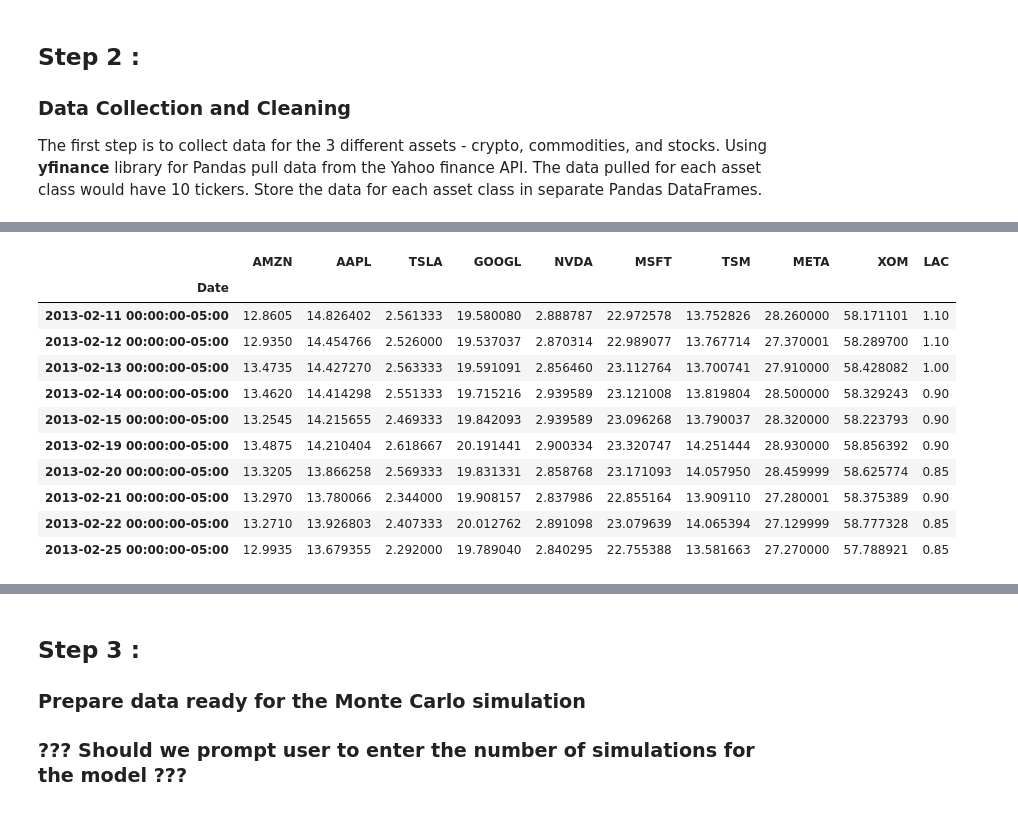
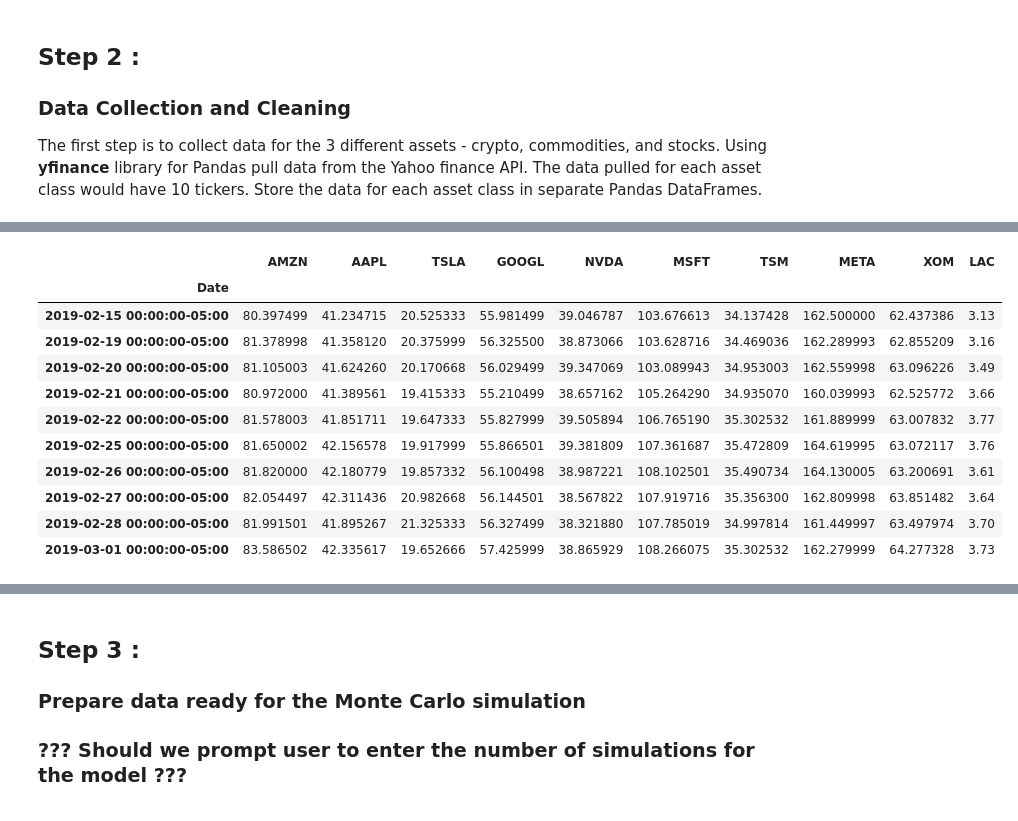
Before and after one commit to Xipilscode/CAPTS-_Comprehensive_Allocation_and_Portfolio_Trading_Solution, a Jupyter notebook: Capital_Allocation_Optimization/capital_allocation_optimization.ipynb, the cells around one changed output, grey strips where cells are left out. Saved outputs shown, nothing was run; the diff lists cells and outputs as text; code cells hidden in the pictures.

```diff
--- a/Capital_Allocation_Optimization/capital_allocation_optimization.ipynb
+++ b/Capital_Allocation_Optimization/capital_allocation_optimization.ipynb
@@ -167,19 +307,19 @@ df_crypto.tail(10)
 # %%
 # Review first and last 10 rows for stocks assets class
-display(df_stocks.head(10))
-df_stocks.tail(10)
+display(stocksf_df.head(10))
+stocksf_df.tail(10)
 # %% [output]
 |  | AMZN | AAPL | TSLA | GOOGL | NVDA | MSFT | TSM | META | XOM | LAC |
 | Date |  |  |  |  |  |  |  |  |  |  |
-| 2013-02-11 00:00:00-05:00 | 12.8605 | 14.826402 | 2.561333 | 19.580080 | 2.888787 | 22.972578 | 13.752826 | 28.260000 | 58.171101 | 1.10 |
-| 2013-02-12 00:00:00-05:00 | 12.9350 | 14.454766 | 2.526000 | 19.537037 | 2.870314 | 22.989077 | 13.767714 | 27.370001 | 58.289700 | 1.10 |
-| 2013-02-13 00:00:00-05:00 | 13.4735 | 14.427270 | 2.563333 | 19.591091 | 2.856460 | 23.112764 | 13.700741 | 27.910000 | 58.428082 | 1.00 |
-| 2013-02-14 00:00:00-05:00 | 13.4620 | 14.414298 | 2.551333 | 19.715216 | 2.939589 | 23.121008 | 13.819804 | 28.500000 | 58.329243 | 0.90 |
-| 2013-02-15 00:00:00-05:00 | 13.2545 | 14.215655 | 2.469333 | 19.842093 | 2.939589 | 23.096268 | 13.790037 | 28.320000 | 58.223793 | 0.90 |
-| 2013-02-19 00:00:00-05:00 | 13.4875 | 14.210404 | 2.618667 | 20.191441 | 2.900334 | 23.320747 | 14.251444 | 28.930000 | 58.856392 | 0.90 |
-| 2013-02-20 00:00:00-05:00 | 13.3205 | 13.866258 | 2.569333 | 19.831331 | 2.858768 | 23.171093 | 14.057950 | 28.459999 | 58.625774 | 0.85 |
-| 2013-02-21 00:00:00-05:00 | 13.2970 | 13.780066 | 2.344000 | 19.908157 | 2.837986 | 22.855164 | 13.909110 | 27.280001 | 58.375389 | 0.90 |
-| 2013-02-22 00:00:00-05:00 | 13.2710 | 13.926803 | 2.407333 | 20.012762 | 2.891098 | 23.079639 | 14.065394 | 27.129999 | 58.777328 | 0.85 |
-| 2013-02-25 00:00:00-05:00 | 12.9935 | 13.679355 | 2.292000 | 19.789040 | 2.840295 | 22.755388 | 13.581663 | 27.270000 | 57.788921 | 0.85 |
+| 2019-02-15 00:00:00-05:00 | 80.397499 | 41.234715 | 20.525333 | 55.981499 | 39.046787 | 103.676613 | 34.137428 | 162.500000 | 62.437386 | 3.13 |
+| 2019-02-19 00:00:00-05:00 | 81.378998 | 41.358120 | 20.375999 | 56.325500 | 38.873066 | 103.628716 | 34.469036 | 162.289993 | 62.855209 | 3.16 |
+| 2019-02-20 00:00:00-05:00 | 81.105003 | 41.624260 | 20.170668 | 56.029499 | 39.347069 | 103.089943 | 34.953003 | 162.559998 | 63.096226 | 3.49 |
+| 2019-02-21 00:00:00-05:00 | 80.972000 | 41.389561 | 19.415333 | 55.210499 | 38.657162 | 105.264290 | 34.935070 | 160.039993 | 62.525772 | 3.66 |
+| 2019-02-22 00:00:00-05:00 | 81.578003 | 41.851711 | 19.647333 | 55.827999 | 39.505894 | 106.765190 | 35.302532 | 161.889999 | 63.007832 | 3.77 |
+| 2019-02-25 00:00:00-05:00 | 81.650002 | 42.156578 | 19.917999 | 55.866501 | 39.381809 | 107.361687 | 35.472809 | 164.619995 | 63.072117 | 3.76 |
+| 2019-02-26 00:00:00-05:00 | 81.820000 | 42.180779 | 19.857332 | 56.100498 | 38.987221 | 108.102501 | 35.490734 | 164.130005 | 63.200691 | 3.61 |
+| 2019-02-27 00:00:00-05:00 | 82.054497 | 42.311436 | 20.982668 | 56.144501 | 38.567822 | 107.919716 | 35.356300 | 162.809998 | 63.851482 | 3.64 |
+| 2019-02-28 00:00:00-05:00 | 81.991501 | 41.895267 | 21.325333 | 56.327499 | 38.321880 | 107.785019 | 34.997814 | 161.449997 | 63.497974 | 3.70 |
+| 2019-03-01 00:00:00-05:00 | 83.586502 | 42.335617 | 19.652666 | 57.425999 | 38.865929 | 108.266075 | 35.302532 | 162.279999 | 64.277328 | 3.73 |
 |  | AMZN | AAPL | TSLA | GOOGL | NVDA | MSFT | TSM | META | XOM | LAC |
 | Date |  |  |  |  |  |  |  |  |  |  |
```
Also changed, not shown: parts of 27 cells of this notebook, 5 other files.
